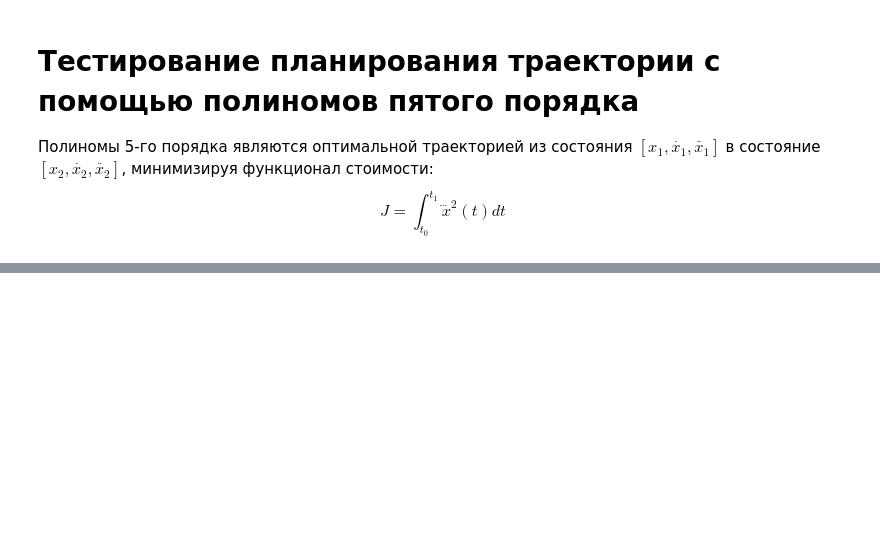
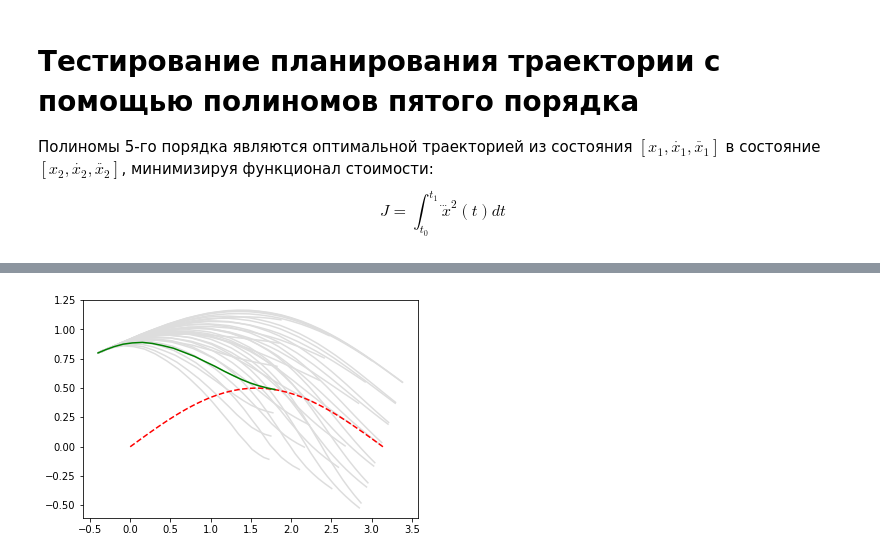
Before and after one commit to aemarkov/jetson_car, a Jupyter notebook: quntic-planning.ipynb, the cells around one changed output, grey strips where cells are left out. Saved outputs shown, nothing was run; the diff lists cells and outputs as text; code cells hidden in the pictures; blank space fills up the shorter version.

Commit message:
Quintic polinoms planning exps in Jupyter, part III Well, have no idea what I am doing so much time. Wtf... Well, it works, but should write more detailed notebook

```diff
--- a/quntic-planning.ipynb
+++ b/quntic-planning.ipynb
@@ -288,0 +279,42 @@ plt.show()
+# %%
+Kj = 1
+Kt = 0.5
+Kd = 5
+
+def integrate_jerk(trajectory):
+    J = 0
+    for i in range(trajectory.len()-1):
+        a1 = trajectory.ddx[i]
+        a2 = trajectory.ddx[i+1]
+        t1 = trajectory.time[i]
+        t2 = trajectory.time[i+1]
+
+        dj = (a2-a1)/(t2-t1)
+        J+= dj
+    return J
+
+min_cd = sys.float_info.max
+optimal_trajectory = None
+
+for trajectory in trajectories:
+    lon, lat = trajectory
+
+    lon.valid = all((abs(ddx) <= MAX_LON_ACC for ddx in lon.ddx ))
+    if not lon.valid:
+        continue
+
+    frenet_trajectory = combine_trajectory(trajectory)
+    global_trajectory = path_to_global(frenet_trajectory.x, path)
+    plt.plot(global_trajectory[:,0], global_trajectory[:,1], color='#dddddd')
+
+    Cd = Kj*integrate_jerk(lat) + Kt*lat.time[-1] + Kd*lat.x[-1]**2
+    if Cd < min_cd:
+        min_cd = Cd
+        optimal_trajectory = global_trajectory
+
+
+plt.plot(path[:,0], path[:,1], 'r--')
+plt.plot(optimal_trajectory[:,0], optimal_trajectory[:,1], color='g')
+plt.show()
+# %% [output]
+[figure, added]
```
Also changed, not shown: parts of 15 cells of this notebook.
